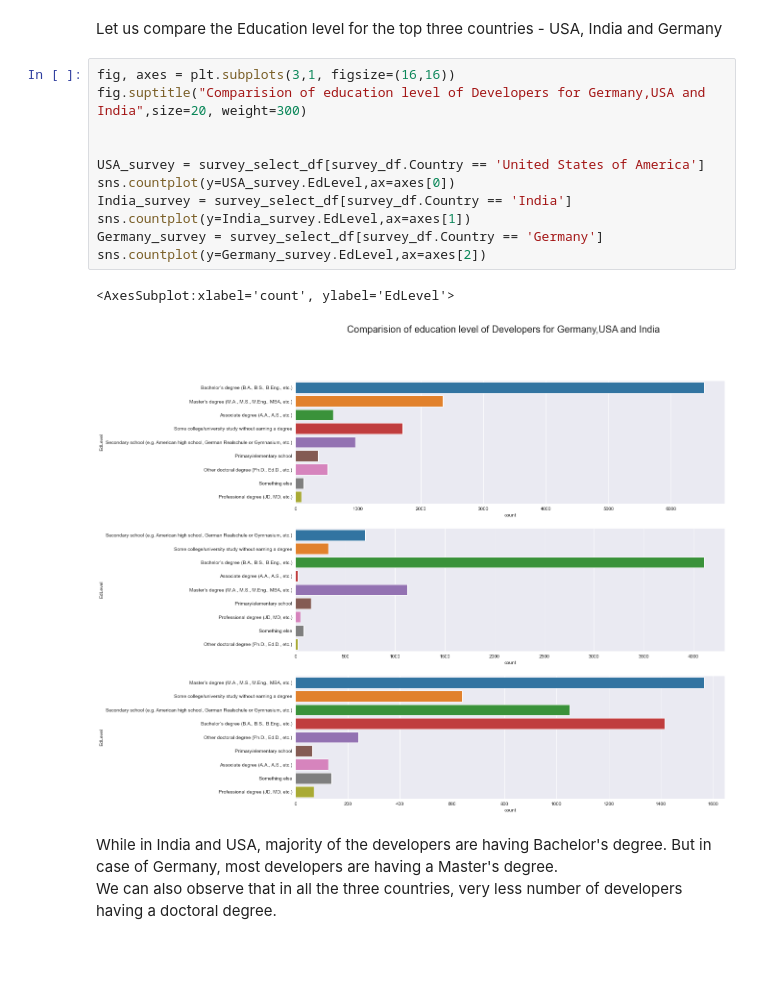
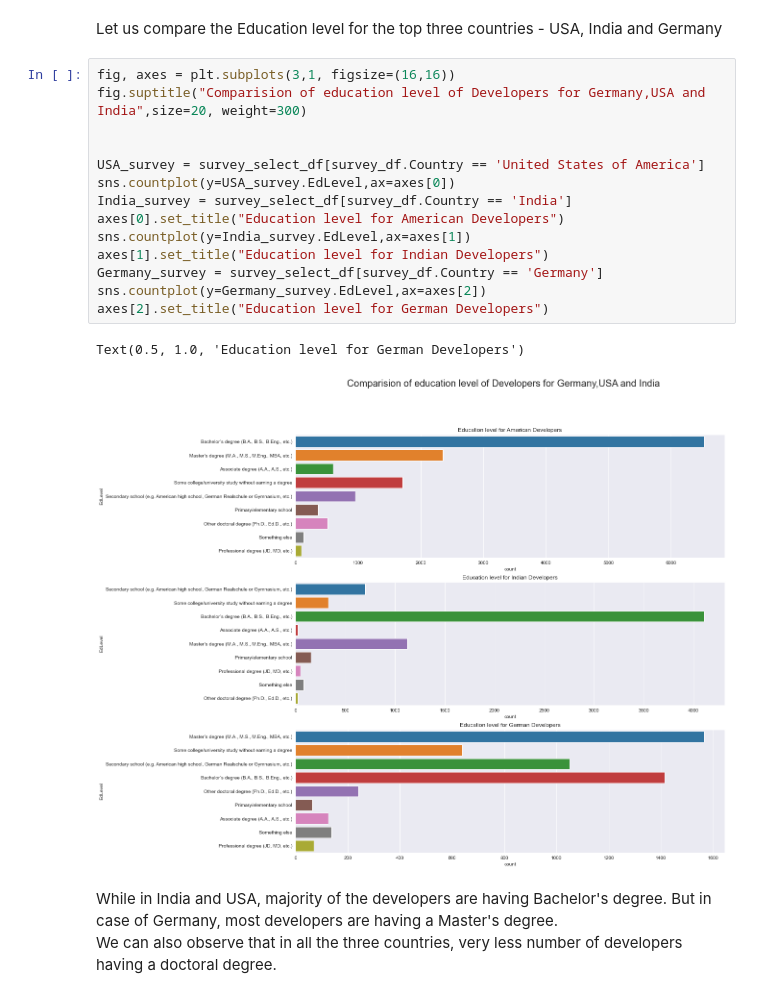
Before and after one commit to piyushrj100/Data_analysis, a Jupyter notebook: StackOverflow2022_EDA/Survey_2022.ipynb, the cells around one changed output. Saved outputs shown, nothing was run; the diff lists cells and outputs as text; blank space fills up the shorter version.

```diff
--- a/StackOverflow2022_EDA/Survey_2022.ipynb
+++ b/StackOverflow2022_EDA/Survey_2022.ipynb
@@ -501,17 +501,20 @@ Let us compare the Education level for the top three countries - USA, India and
 # %%
 fig, axes = plt.subplots(3,1, figsize=(16,16))
 fig.suptitle("Comparision of education level of Developers for Germany,USA and India",size=20, weight=300)
 
 
 USA_survey = survey_select_df[survey_df.Country == 'United States of America']
 sns.countplot(y=USA_survey.EdLevel,ax=axes[0])
 India_survey = survey_select_df[survey_df.Country == 'India']
+axes[0].set_title("Education level for American Developers")
 sns.countplot(y=India_survey.EdLevel,ax=axes[1])
+axes[1].set_title("Education level for Indian Developers")
 Germany_survey = survey_select_df[survey_df.Country == 'Germany']
 sns.countplot(y=Germany_survey.EdLevel,ax=axes[2])
+axes[2].set_title("Education level for German Developers")
 # %% [output]
-<AxesSubplot:xlabel='count', ylabel='EdLevel'>
+Text(0.5, 1.0, 'Education level for German Developers')
-[figure, old version]
+[figure, new version]
 # %% [markdown]
 While in India and USA, majority of the developers are having Bachelor's degree. But in case of Germany, most developers are having a Master's degree. <br>
 We can also observe that in all the three countries, very less number of developers having a doctoral degree.
```
Also changed, not shown: parts of 1 cell of this notebook.
